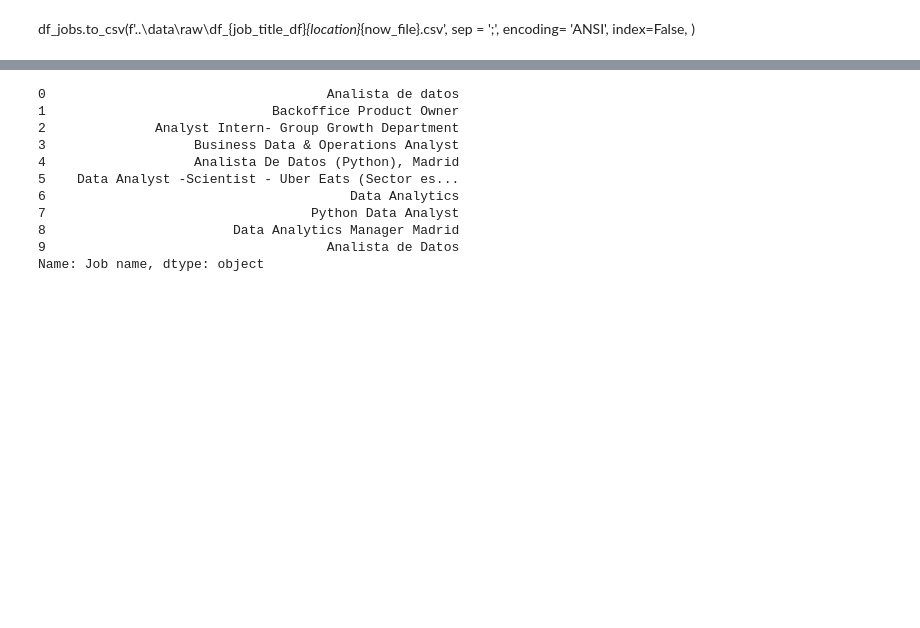
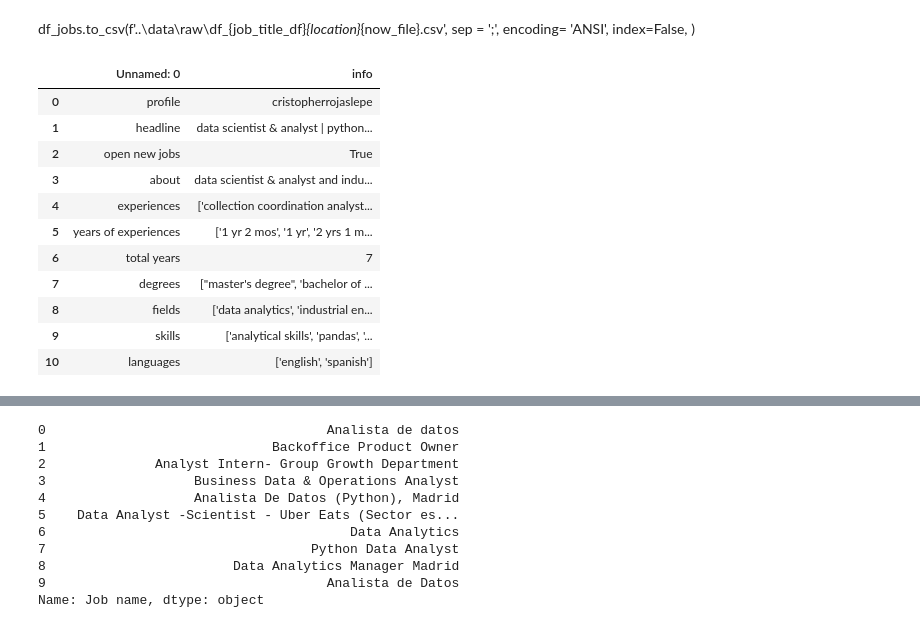
Before and after one commit to CristopherRL/Ironhack-Final_Project-Optimized_Job_Search_project, a Jupyter notebook: notebooks/2. Analyze.ipynb, the cells around one changed output, grey strips where cells are left out. Drawn from its saved outputs; the diff is of its cells as text; code cells hidden in the pictures; blank space fills up the shorter version.

Commit message:
new df jobs and profile - working on NLP

```diff
--- a/notebooks/2. Analyze.ipynb
+++ b/notebooks/2. Analyze.ipynb
@@ -16,3 +54,22 @@ df_jobs.to_csv(f'..\\data\\raw\\df_{job_title_df}_{location}_{now_file}.csv',
+# %%
+df_profile = pd.read_csv(f'..\\data\\raw\\df_profile.csv',
+                  sep = ';',
+                  encoding= 'utf8'
+              )
+df_profile
+# %% [output]
+|  | Unnamed: 0 | info |
+| 0 | profile | cristopherrojaslepe |
+| 1 | headline | data scientist & analyst | python... |
+| 2 | open new jobs | True |
+| 3 | about | data scientist & analyst and indu... |
+| 4 | experiences | ['collection coordination analyst... |
+| 5 | years of experiences | ['1 yr 2 mos', '1 yr', '2 yrs 1 m... |
+| 6 | total years | 7 |
+| 7 | degrees | ["master's degree", 'bachelor of ... |
+| 8 | fields | ['data analytics', 'industrial en... |
+| 9 | skills | ['analytical skills', 'pandas', '... |
+| 10 | languages | ['english', 'spanish'] |
 # %%
 df_jobs = pd.read_csv(f'..\\data\\raw\\df_jobs_Madrid_2020-04-16-20.47.csv',
               sep = ';',
```
Also changed, not shown: parts of 13 cells of this notebook, 3 other files.
